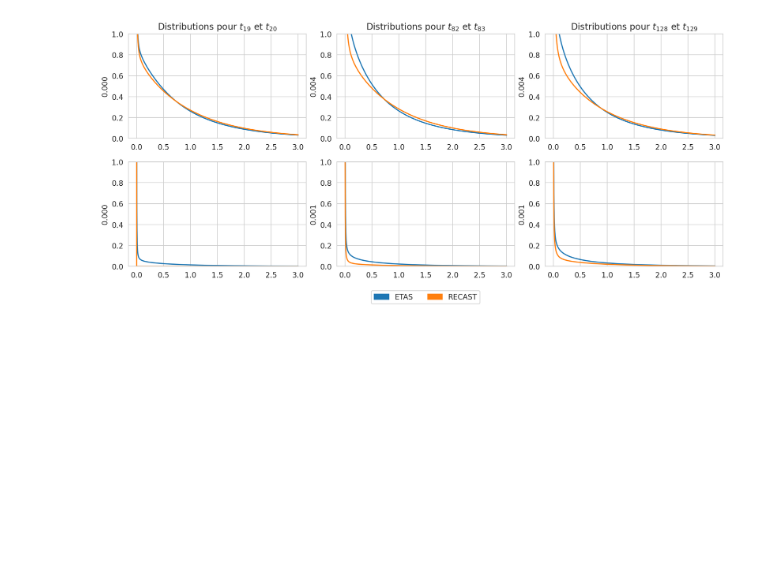
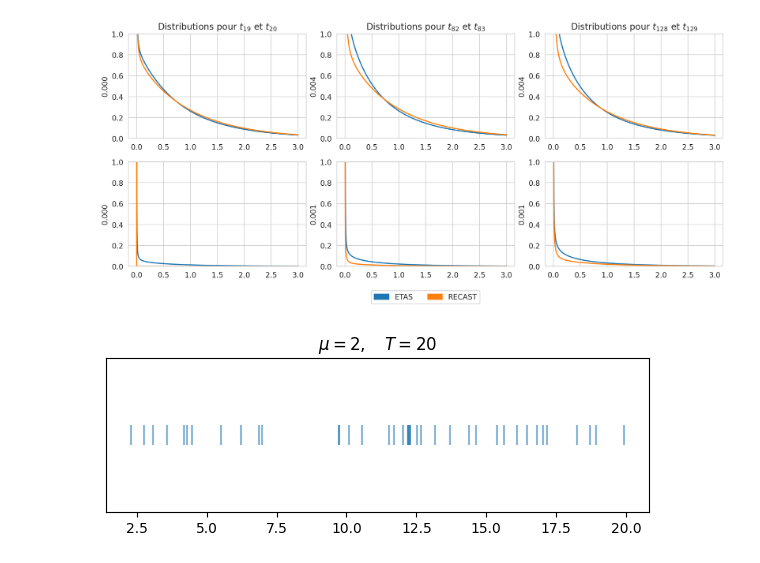
Before and after one commit to alphonsepaix/recast, a Jupyter notebook: notebooks/beamer.ipynb, the cells around one changed output. Cells and saved outputs as stored; diff of their text form; code cells hidden in the pictures; blank space fills up the shorter version.

Commit message:
Simulation de processus (Beamer)

```diff
--- a/notebooks/beamer.ipynb
+++ b/notebooks/beamer.ipynb
@@ -297,3 +297,15 @@ plt.savefig('../images/beamer/cmp_dist_mult.png', dpi=200, bbox_inches='tight')
 plt.show()
 # %% [output]
 [figure]
+# %%
+T = 20
+mu = 2
+seq = poisson(T=T, mu=mu)
+plt.figure(figsize=(7, 2))
+plt.scatter(seq, np.zeros(seq.size), marker='|', s=200, c='C0', alpha=.5)
+plt.yticks([], [])
+plt.title(f'$\mu = {mu},\quad T = {T}$')
+plt.savefig('../images/beamer/poisson.png', dpi=200, bbox_inches='tight')
+plt.show()
+# %% [output]
+[figure, added]
```
Also changed, not shown: parts of 2 cells of this notebook, 4 other files.
